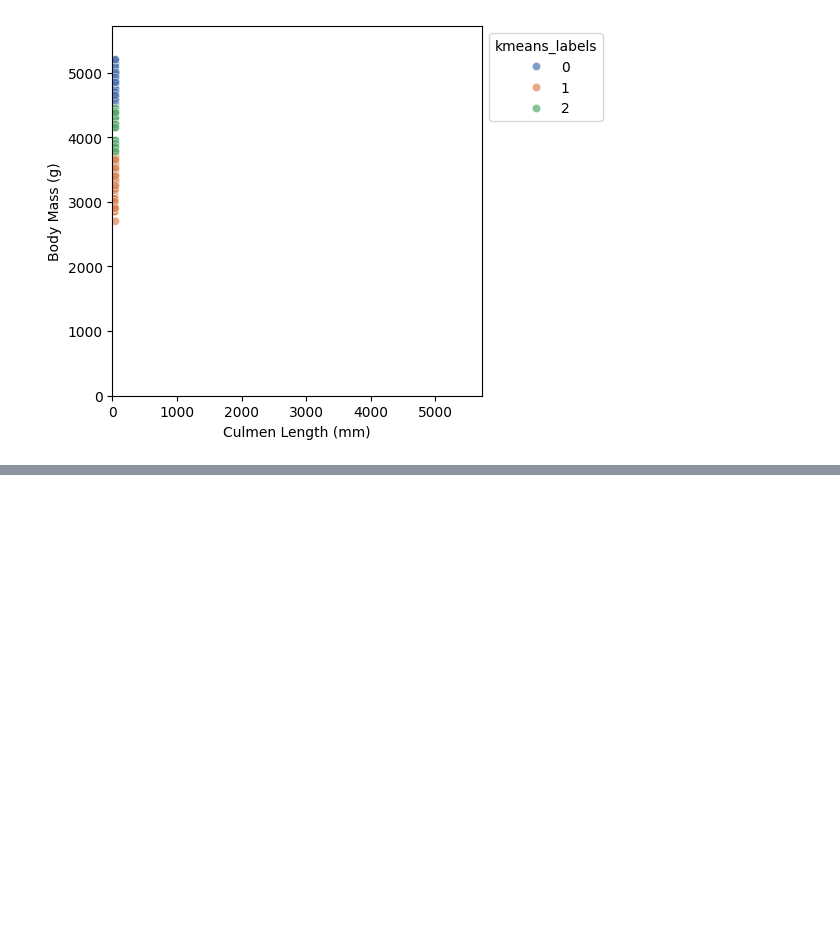
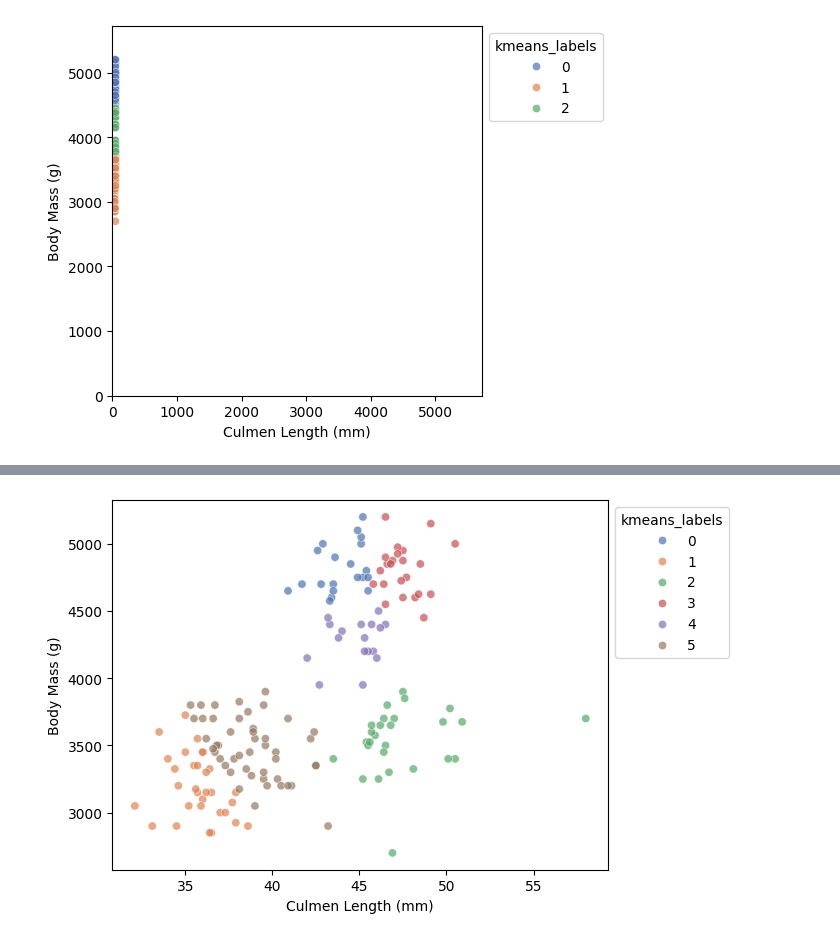
Before and after one commit to DavidGuzzi/inria, a Jupyter notebook: unsupervised.ipynb, the cells around one changed output, grey strips where cells are left out. Saved outputs shown, nothing was run; the diff lists cells and outputs as text; code cells hidden in the pictures; blank space fills up the shorter version.

```diff
--- a/unsupervised.ipynb
+++ b/unsupervised.ipynb
@@ -114,0 +151,10 @@ scaled_kmeans = make_pipeline(
+# %%
+scaled_kmeans = make_pipeline(
+    StandardScaler(), KMeans(n_clusters=6, random_state=0)
+)
+
+plot_kmeans_clusters_on_2d_data(
+    scaled_kmeans, female_penguins, "Culmen Length (mm)", "Body Mass (g)"
+)
+# %% [output]
+[figure, added]
```
Also changed, not shown: parts of 9 cells of this notebook.
